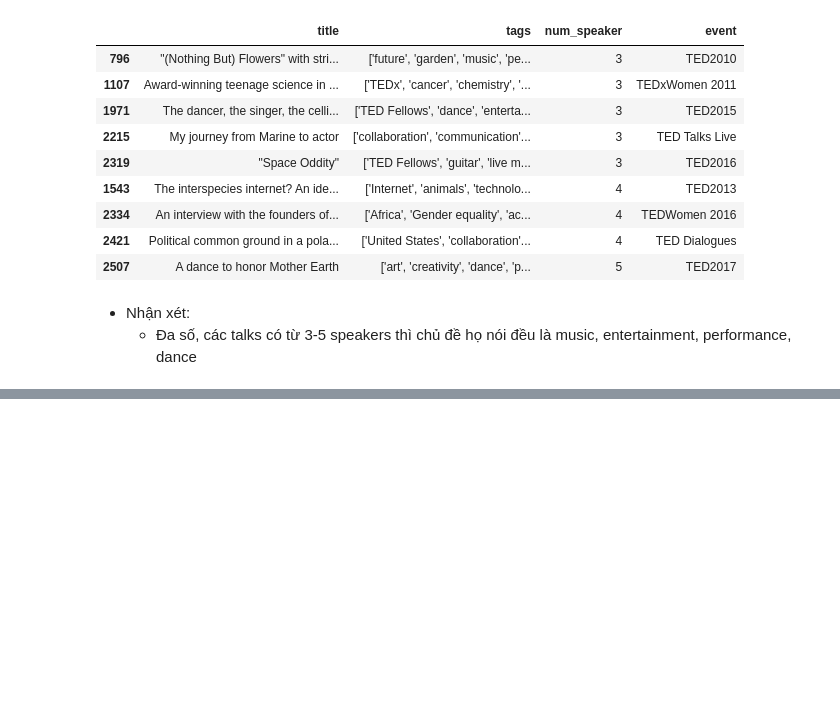
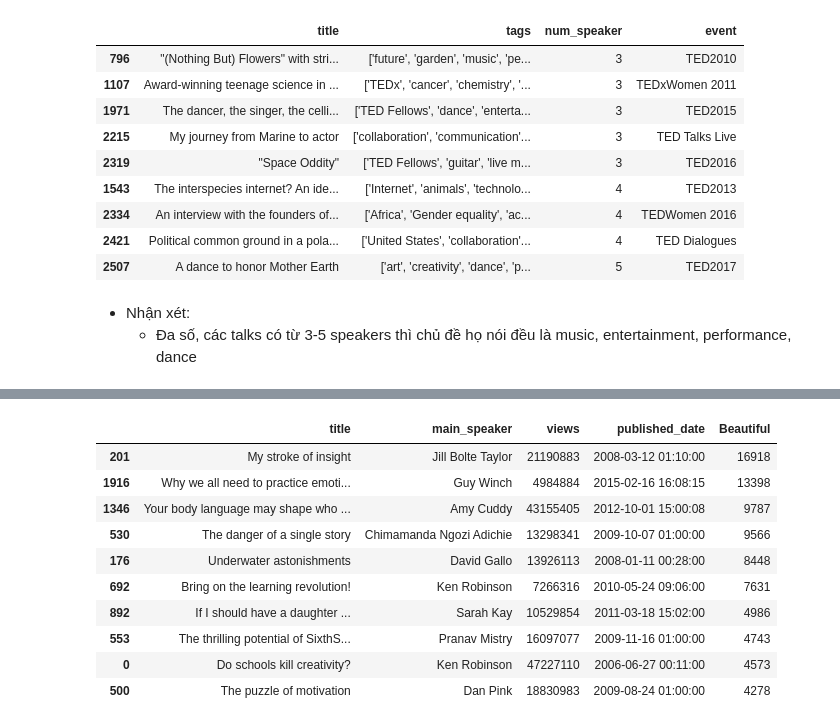
Before and after one commit to nguyenhuynhxuanmai/LTKHDL_FinalProject, a Jupyter notebook: 1712091_NguyenHuynhXuanMai.ipynb, the cells around one changed output, grey strips where cells are left out. Drawn from its saved outputs; the diff is of its cells as text; code cells hidden in the pictures; blank space fills up the shorter version.

```diff
--- a/1712091_NguyenHuynhXuanMai.ipynb
+++ b/1712091_NguyenHuynhXuanMai.ipynb
@@ -622,0 +723,15 @@ ted[ted['num_speaker'] >= 3][['title', 'tags', 'num_speaker', 'event']].sort_val
+# %%
+ted['Beautiful'] = ted['ratings_list'].apply(lambda x: x[1]['count'])
+ted[['title', 'main_speaker', 'views', 'published_date', 'Beautiful']].sort_values('Beautiful', ascending = False).head(10)
+# %% [output]
+|  | title | main_speaker | views | published_date | Beautiful |
+| 201 | My stroke of insight | Jill Bolte Taylor | 21190883 | 2008-03-12 01:10:00 | 16918 |
+| 1916 | Why we all need to practice emoti... | Guy Winch | 4984884 | 2015-02-16 16:08:15 | 13398 |
+| 1346 | Your body language may shape who ... | Amy Cuddy | 43155405 | 2012-10-01 15:00:08 | 9787 |
+| 530 | The danger of a single story | Chimamanda Ngozi Adichie | 13298341 | 2009-10-07 01:00:00 | 9566 |
+| 176 | Underwater astonishments | David Gallo | 13926113 | 2008-01-11 00:28:00 | 8448 |
+| 692 | Bring on the learning revolution! | Ken Robinson | 7266316 | 2010-05-24 09:06:00 | 7631 |
+| 892 | If I should have a daughter ... | Sarah Kay | 10529854 | 2011-03-18 15:02:00 | 4986 |
+| 553 | The thrilling potential of SixthS... | Pranav Mistry | 16097077 | 2009-11-16 01:00:00 | 4743 |
+| 0 | Do schools kill creativity? | Ken Robinson | 47227110 | 2006-06-27 00:11:00 | 4573 |
+| 500 | The puzzle of motivation | Dan Pink | 18830983 | 2009-08-24 01:00:00 | 4278 |
```
Also changed, not shown: parts of 31 cells of this notebook.
